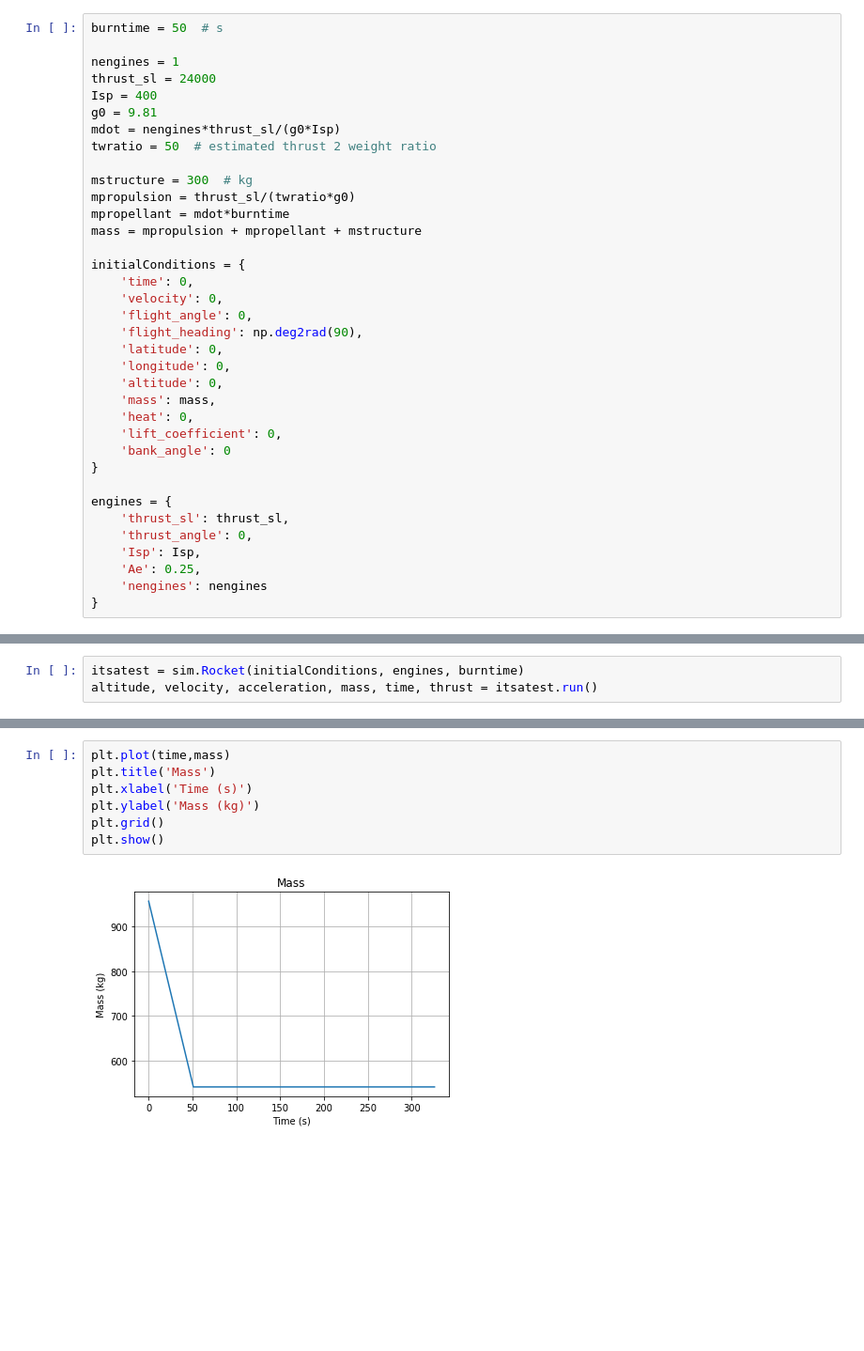
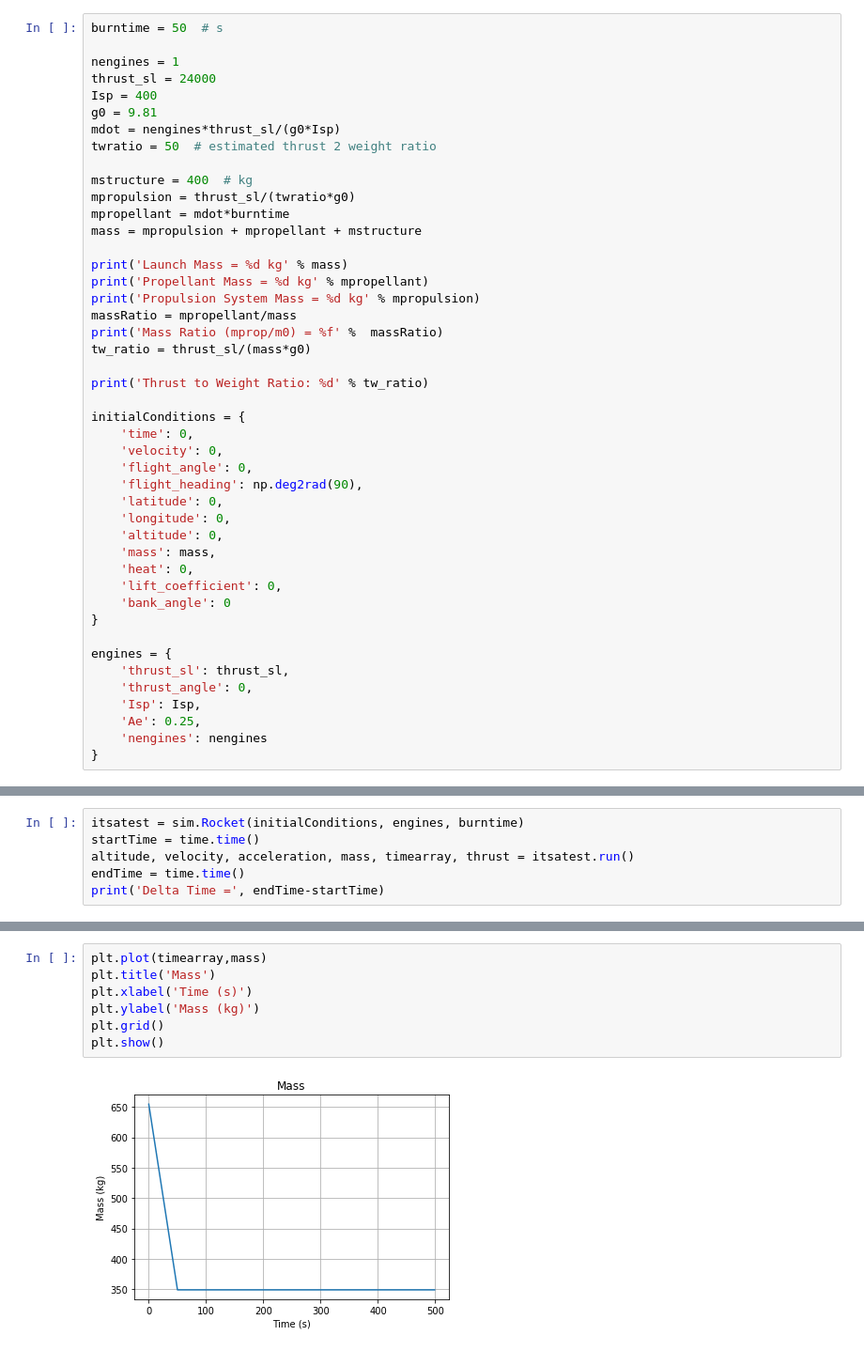
Before and after one commit to cmflannery/simulations, a Jupyter notebook: testing.ipynb, the cells around one changed output, grey strips where cells are left out. Shown at 94% size. Drawn from its saved outputs; the diff is of its cells as text; blank space fills up the shorter version.

```diff
--- a/testing.ipynb
+++ b/testing.ipynb
@@ -12,10 +13,19 @@ g0 = 9.81
 mdot = nengines*thrust_sl/(g0*Isp)
 twratio = 50  # estimated thrust 2 weight ratio
 
-mstructure = 300  # kg
+mstructure = 400  # kg
 mpropulsion = thrust_sl/(twratio*g0)
 mpropellant = mdot*burntime
 mass = mpropulsion + mpropellant + mstructure
+
+print('Launch Mass = %d kg' % mass)
+print('Propellant Mass = %d kg' % mpropellant)
+print('Propulsion System Mass = %d kg' % mpropulsion)
+massRatio = mpropellant/mass
+print('Mass Ratio (mprop/m0) = %f' %  massRatio)
+tw_ratio = thrust_sl/(mass*g0)
+
+print('Thrust to Weight Ratio: %d' % tw_ratio)
 
 initialConditions = {
     'time': 0,
@@ -41,3 +57,6 @@ engines = {
 # %%
 itsatest = sim.Rocket(initialConditions, engines, burntime)
-altitude, velocity, acceleration, mass, time, thrust = itsatest.run()
+startTime = time.time()
+altitude, velocity, acceleration, mass, timearray, thrust = itsatest.run()
+endTime = time.time()
+print('Delta Time =', endTime-startTime)
@@ -59,12 +80,12 @@ Apogee = 279 km
 # %%
-plt.plot(time,mass)
+plt.plot(timearray,mass)
 plt.title('Mass')
 plt.xlabel('Time (s)')
 plt.ylabel('Mass (kg)')
 plt.grid()
 plt.show()
 # %% [output]
-[figure, old version]
+[figure, new version]
 # %%
 def plot_alt(fig):
     # plot altitude
```
Also changed, not shown: parts of 5 cells of this notebook, 4 other files.
